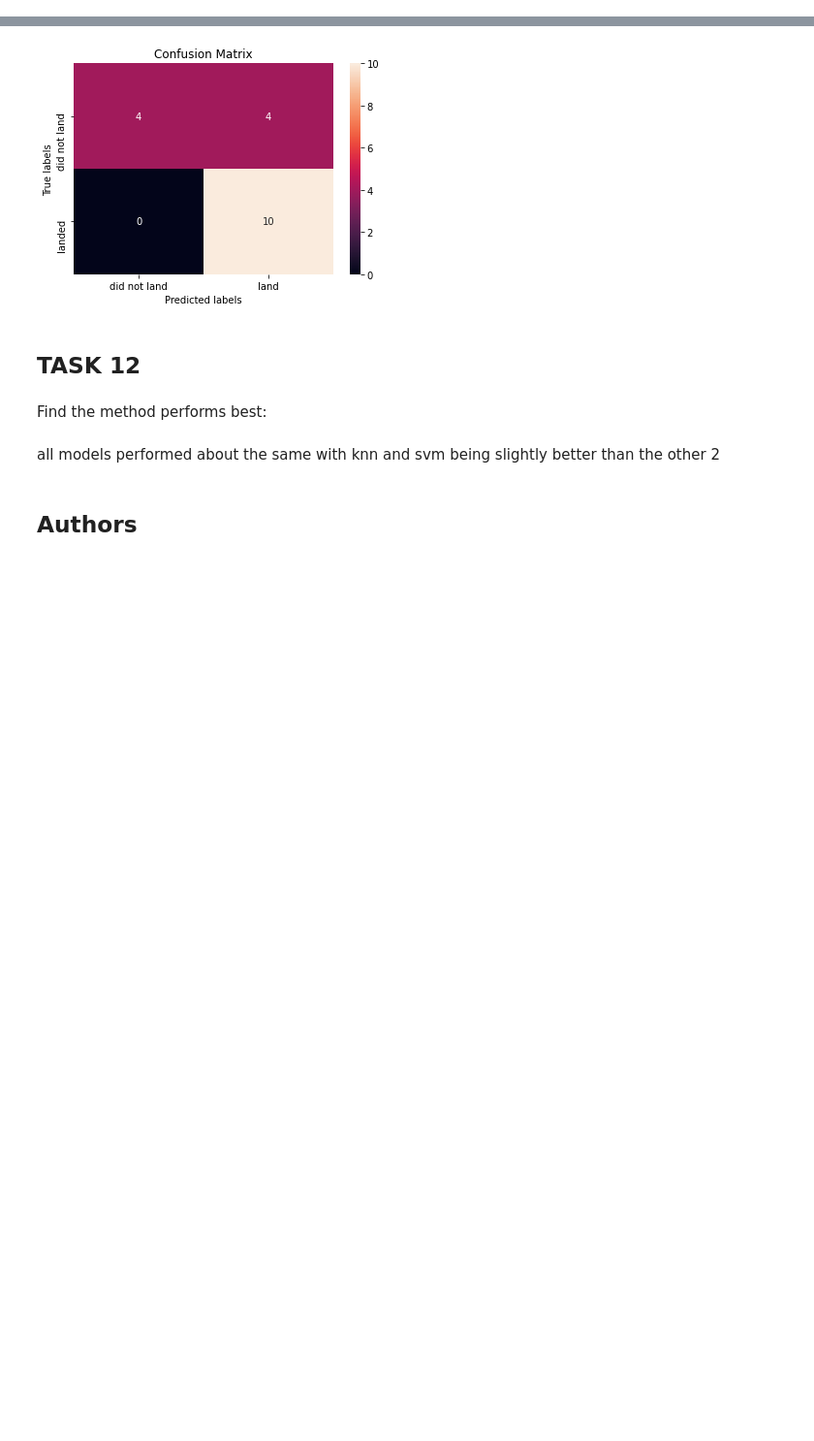
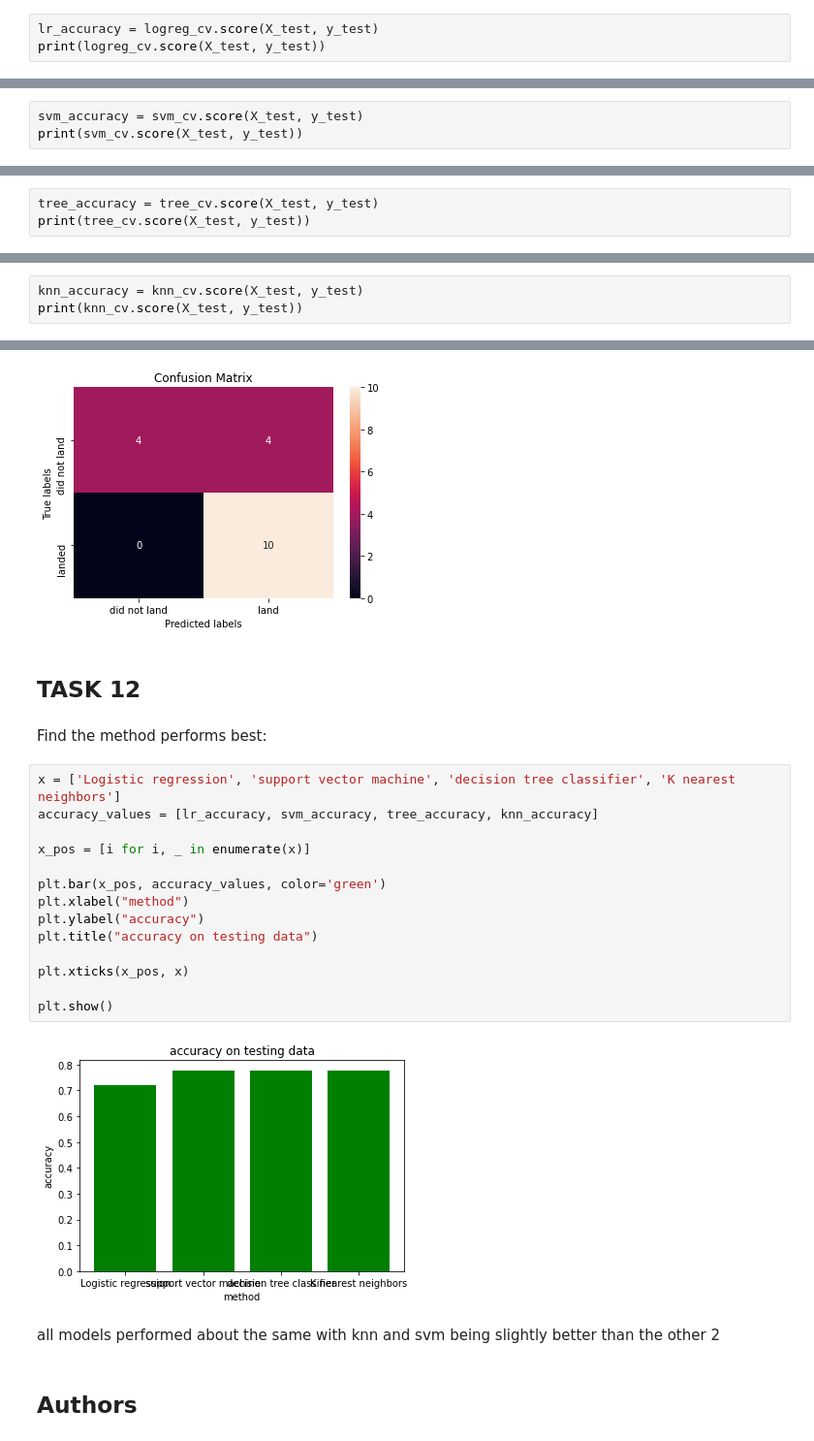
Before and after one commit to RyanHernandezz/IBM_Data_Science_Certificate, a Jupyter notebook: SpaceX_Machine Learning Prediction_Part_5.ipynb, the cells around one changed output, grey strips where cells are left out. Shown at 97% size. Cells and saved outputs as stored; diff of their text form; blank space fills up the shorter version.

```diff
--- a/SpaceX_Machine Learning Prediction_Part_5.ipynb
+++ b/SpaceX_Machine Learning Prediction_Part_5.ipynb
@@ -188,0 +185,3 @@ logreg_cv.score(X_test, y_test)
+# %%
+lr_accuracy = logreg_cv.score(X_test, y_test)
+print(logreg_cv.score(X_test, y_test))
@@ -224,0 +222,3 @@ svm_cv.score(X_test, y_test)
+# %%
+svm_accuracy = svm_cv.score(X_test, y_test)
+print(svm_cv.score(X_test, y_test))
@@ -261,0 +260,3 @@ tree_cv.score(X_test, y_test)
+# %%
+tree_accuracy = tree_cv.score(X_test, y_test)
+print(tree_cv.score(X_test, y_test))
@@ -295,0 +295,3 @@ knn_cv.score(X_test, y_test)
+# %%
+knn_accuracy = knn_cv.score(X_test, y_test)
+print(knn_cv.score(X_test, y_test))
@@ -304,6 +308,22 @@ plot_confusion_matrix(y_test,yhat)
 ## TASK  12
 # %% [markdown]
 Find the method performs best:
+# %%
+x = ['Logistic regression', 'support vector machine', 'decision tree classifier', 'K nearest neighbors']
+accuracy_values = [lr_accuracy, svm_accuracy, tree_accuracy, knn_accuracy]
+
+x_pos = [i for i, _ in enumerate(x)]
+
+plt.bar(x_pos, accuracy_values, color='green')
+plt.xlabel("method")
+plt.ylabel("accuracy")
+plt.title("accuracy on testing data")
+
+plt.xticks(x_pos, x)
+
+plt.show()
+# %% [output]
+[figure, added]
 # %% [markdown]
 all models performed about the same with knn and svm being slightly better than the other 2
 # %% [markdown]
```
Also changed, not shown: parts of 9 cells of this notebook.
